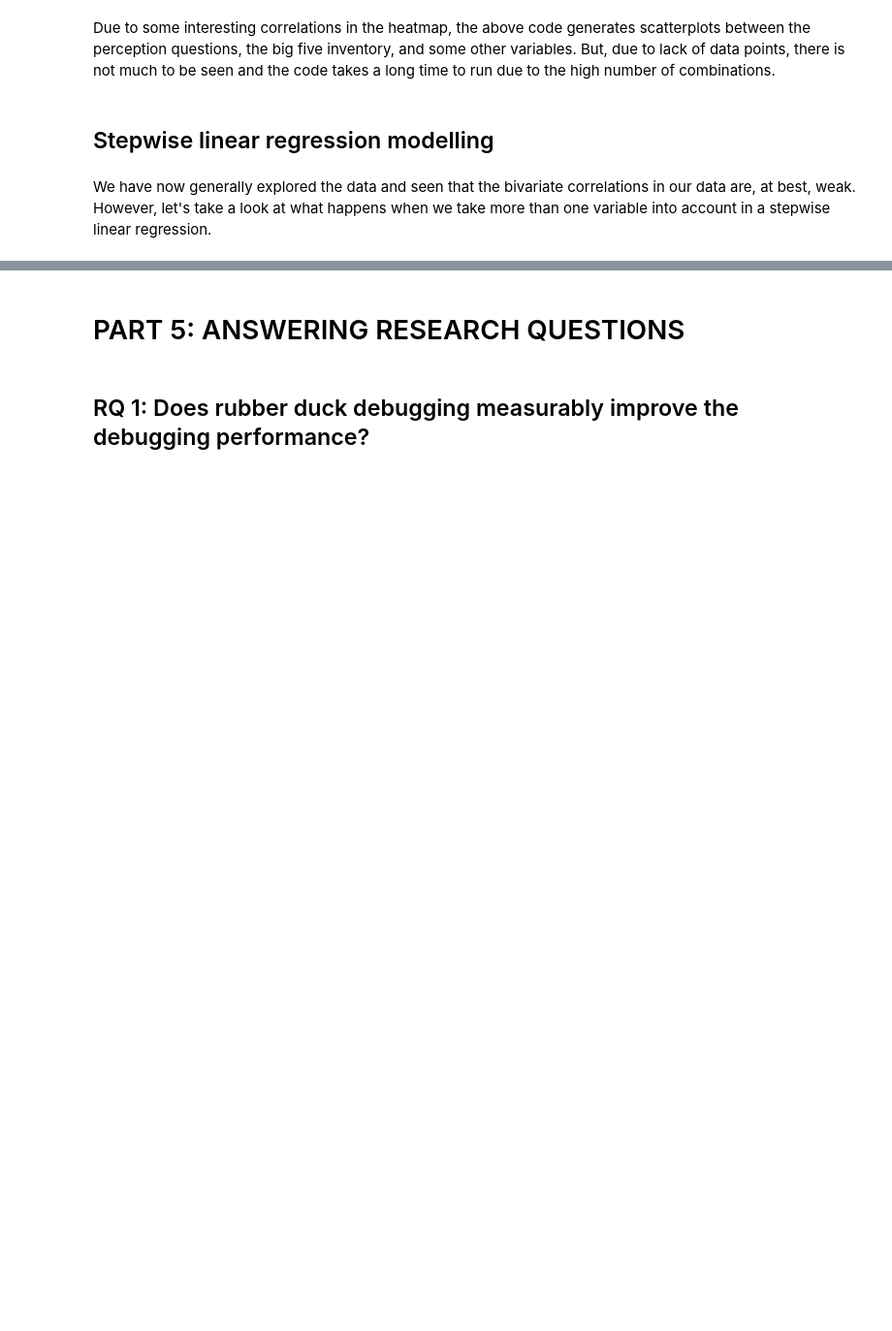
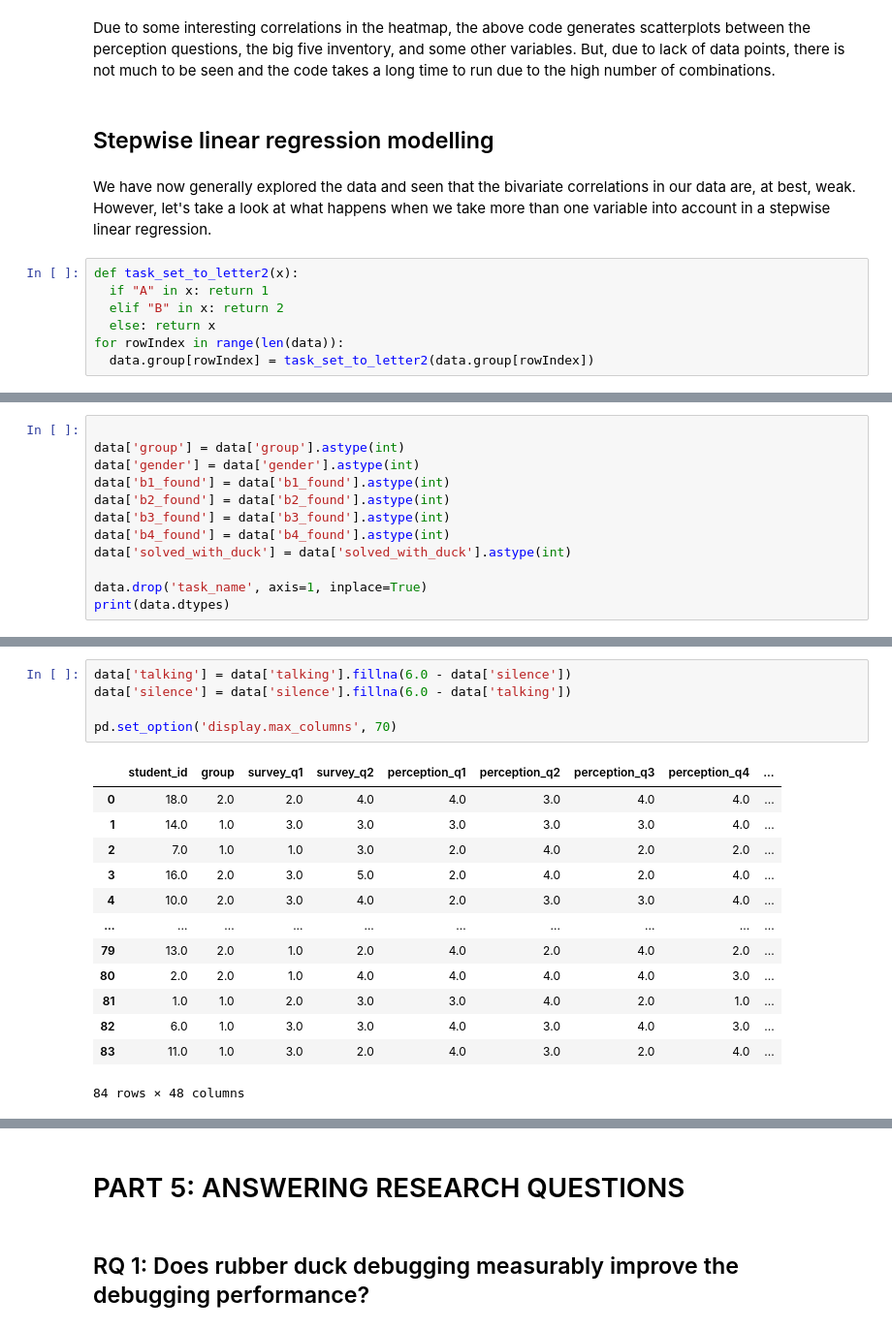
Before and after one commit to vera-bernhard/duck-exp, a Jupyter notebook: analysis/analysis.ipynb, the cells around one changed output, grey strips where cells are left out. Shown at 97% size. Drawn from its saved outputs; the diff is of its cells as text; blank space fills up the shorter version.

```diff
--- a/analysis/analysis.ipynb
+++ b/analysis/analysis.ipynb
@@ -726,3 +728,10 @@ Due to some interesting correlations in the heatmap, the above code generates sc
 ## Stepwise linear regression modelling
 # %% [markdown]
 We have now generally explored the data and seen that the bivariate correlations in our data are, at best, weak. However, let's take a look at what happens when we take more than one variable into account in a stepwise linear regression.
+# %%
+def task_set_to_letter2(x):
+  if "A" in x: return 1
+  elif "B" in x: return 2
+  else: return x
+for rowIndex in range(len(data)):
+  data.group[rowIndex] = task_set_to_letter2(data.group[rowIndex])
@@ -728,0 +743,12 @@ We have now generally explored the data and seen that the bivariate correlations
+# %%
+
+data['group'] = data['group'].astype(int)
+data['gender'] = data['gender'].astype(int)
+data['b1_found'] = data['b1_found'].astype(int)
+data['b2_found'] = data['b2_found'].astype(int)
+data['b3_found'] = data['b3_found'].astype(int)
+data['b4_found'] = data['b4_found'].astype(int)
+data['solved_with_duck'] = data['solved_with_duck'].astype(int)
+
+data.drop('task_name', axis=1, inplace=True)
+print(data.dtypes)
@@ -728,0 +773,19 @@ We have now generally explored the data and seen that the bivariate correlations
+# %%
+data['talking'] = data['talking'].fillna(6.0 - data['silence'])
+data['silence'] = data['silence'].fillna(6.0 - data['talking'])
+
+pd.set_option('display.max_columns', 70)
+# %% [output]
+|  | student_id | group | survey_q1 | survey_q2 | perception_q1 | perception_q2 | perception_q3 | perception_q4 | ... |
+| 0 | 18.0 | 2.0 | 2.0 | 4.0 | 4.0 | 3.0 | 4.0 | 4.0 | ... |
+| 1 | 14.0 | 1.0 | 3.0 | 3.0 | 3.0 | 3.0 | 3.0 | 4.0 | ... |
+| 2 | 7.0 | 1.0 | 1.0 | 3.0 | 2.0 | 4.0 | 2.0 | 2.0 | ... |
+| 3 | 16.0 | 2.0 | 3.0 | 5.0 | 2.0 | 4.0 | 2.0 | 4.0 | ... |
+| 4 | 10.0 | 2.0 | 3.0 | 4.0 | 2.0 | 3.0 | 3.0 | 4.0 | ... |
+| ... | ... | ... | ... | ... | ... | ... | ... | ... | ... |
+| 79 | 13.0 | 2.0 | 1.0 | 2.0 | 4.0 | 2.0 | 4.0 | 2.0 | ... |
+| 80 | 2.0 | 2.0 | 1.0 | 4.0 | 4.0 | 4.0 | 4.0 | 3.0 | ... |
+| 81 | 1.0 | 1.0 | 2.0 | 3.0 | 3.0 | 4.0 | 2.0 | 1.0 | ... |
+| 82 | 6.0 | 1.0 | 3.0 | 3.0 | 4.0 | 3.0 | 4.0 | 3.0 | ... |
+| 83 | 11.0 | 1.0 | 3.0 | 2.0 | 4.0 | 3.0 | 2.0 | 4.0 | ... |
+84 rows × 48 columns
```
Also changed, not shown: parts of 6 cells of this notebook.
